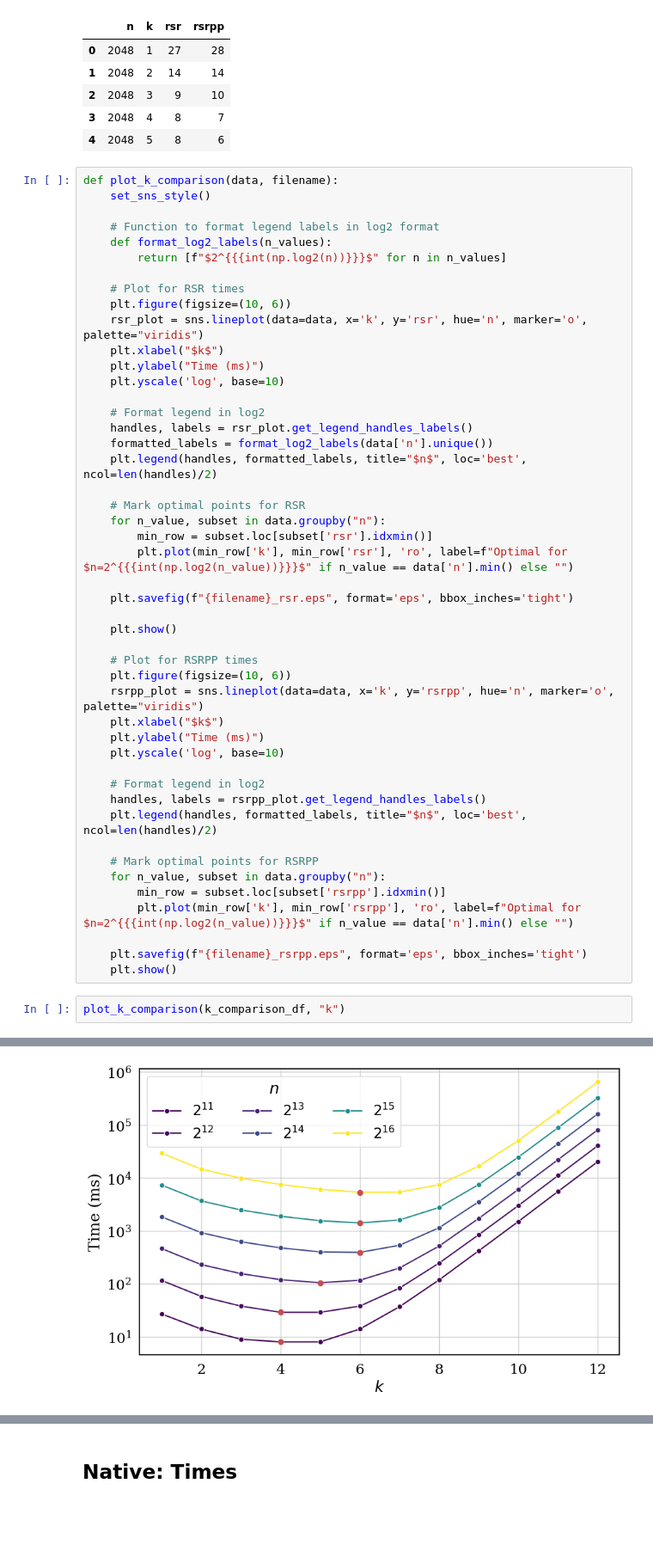
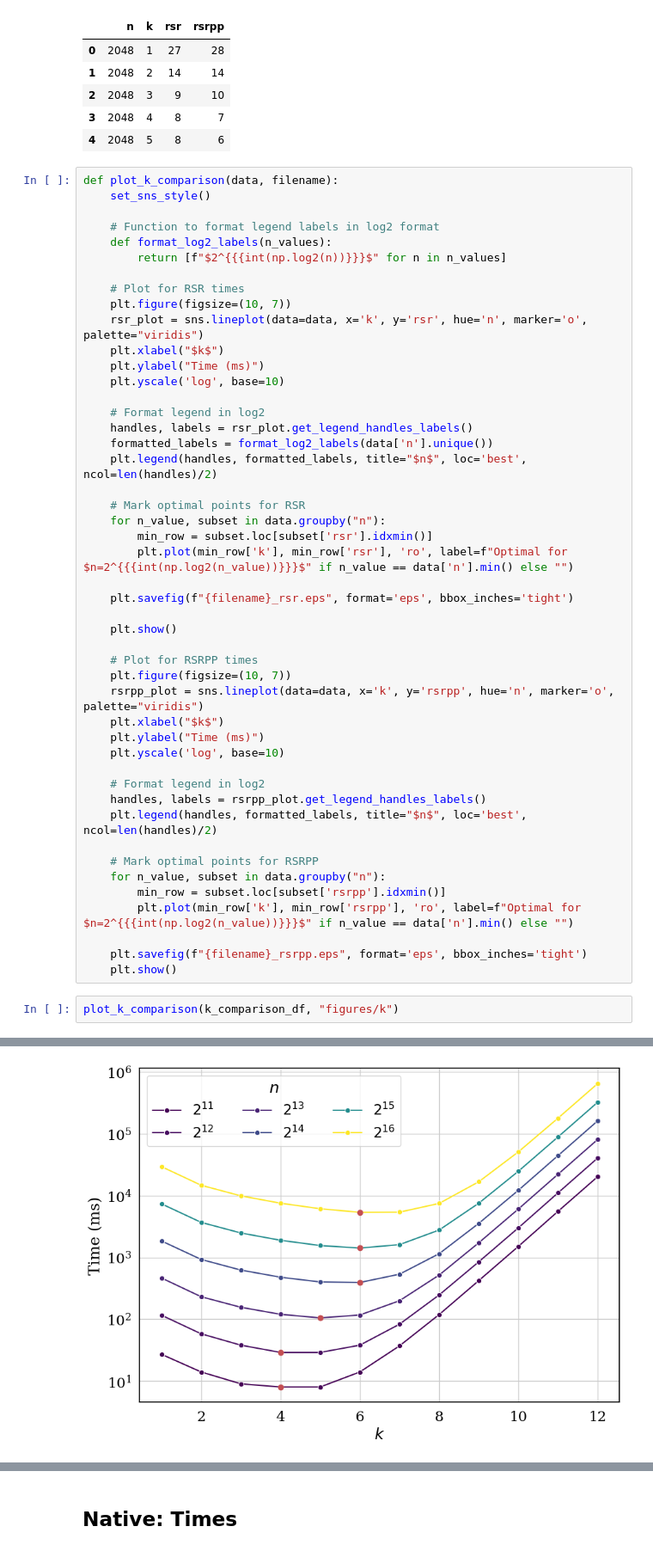
Before and after one commit to UIC-InDeXLab/RSR, a Jupyter notebook: Notebooks/plot_figures.ipynb, the cells around one changed output, grey strips where cells are left out. Shown at 86% size. Saved outputs shown, nothing was run; the diff lists cells and outputs as text; blank space fills up the shorter version.

```diff
--- a/Notebooks/plot_figures.ipynb
+++ b/Notebooks/plot_figures.ipynb
@@ -98,7 +100,7 @@ def plot_k_comparison(data, filename):
         return [f"$2^{{{int(np.log2(n))}}}$" for n in n_values]
 
     # Plot for RSR times
-    plt.figure(figsize=(10, 6))
+    plt.figure(figsize=(10, 7))
     rsr_plot = sns.lineplot(data=data, x='k', y='rsr', hue='n', marker='o', palette="viridis")
     plt.xlabel("$k$")
     plt.ylabel("Time (ms)")
@@ -119,7 +121,7 @@ def plot_k_comparison(data, filename):
     plt.show()
 
     # Plot for RSRPP times
-    plt.figure(figsize=(10, 6))
+    plt.figure(figsize=(10, 7))
     rsrpp_plot = sns.lineplot(data=data, x='k', y='rsrpp', hue='n', marker='o', palette="viridis")
     plt.xlabel("$k$")
     plt.ylabel("Time (ms)")
@@ -137,8 +139,8 @@ def plot_k_comparison(data, filename):
     plt.savefig(f"{filename}_rsrpp.eps", format='eps', bbox_inches='tight')
     plt.show()
 # %%
-plot_k_comparison(k_comparison_df, "k")
+plot_k_comparison(k_comparison_df, "figures/k")
 # %% [output]
 The PostScript backend does not support transparency; partially transparent artists will be rendered opaque.
-[figure, old version]
+[figure, new version]
 The PostScript backend does not support transparency; partially transparent artists will be rendered opaque.
```
Also changed, not shown: parts of 4 cells of this notebook, 8 other files.
